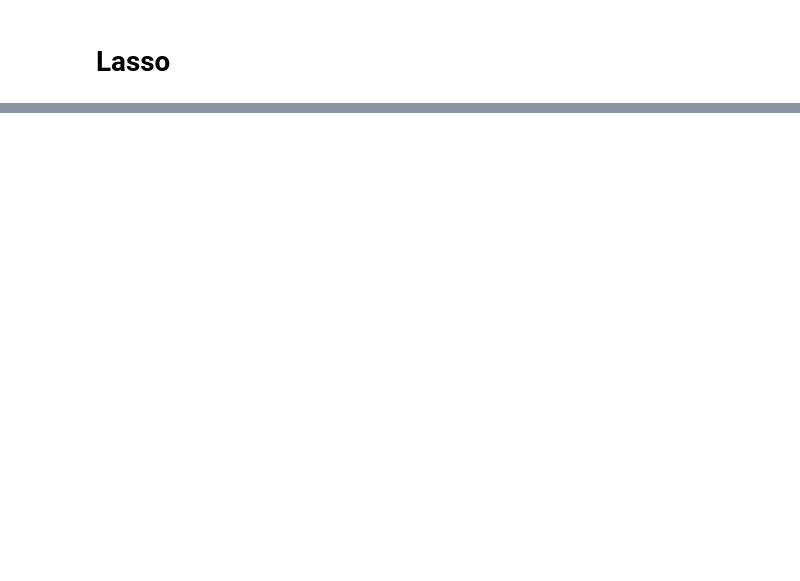
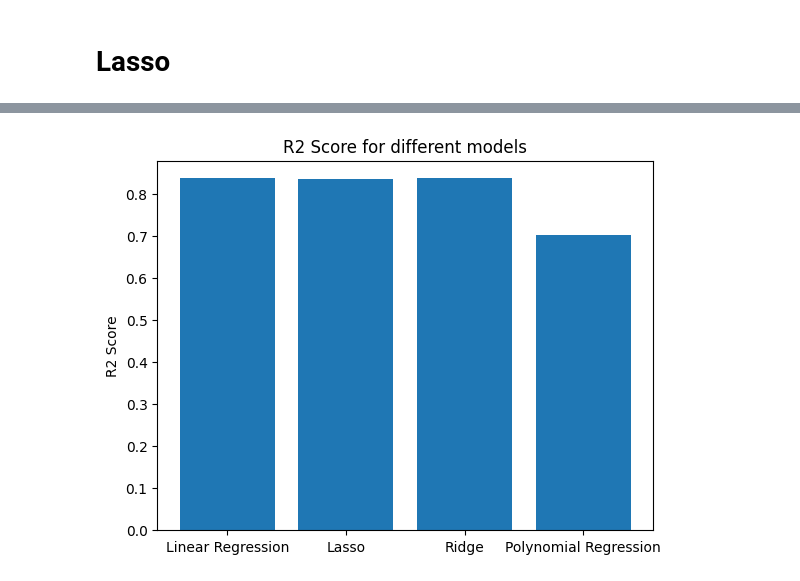
Before and after one commit to MatiasdeBuren/Final-Modelos-y-Simulacion, a Jupyter notebook: modelosFinal.ipynb, the cells around one changed output, grey strips where cells are left out. Cells and saved outputs as stored; diff of their text form; code cells hidden in the pictures; blank space fills up the shorter version.

```diff
--- a/modelosFinal.ipynb
+++ b/modelosFinal.ipynb
@@ -157,0 +325,7 @@ Gender_Male -0.0
+# %%
+plt.bar(['Linear Regression', 'Lasso', 'Ridge', 'Polynomial Regression'], [r2_regresion_lineal, r2_lasso, r2_ridge, r2_polinomial])
+plt.ylabel('R2 Score')
+plt.title('R2 Score for different models')
+plt.show()
+# %% [output]
+[figure, added]
```
Also changed, not shown: parts of 25 cells of this notebook.
